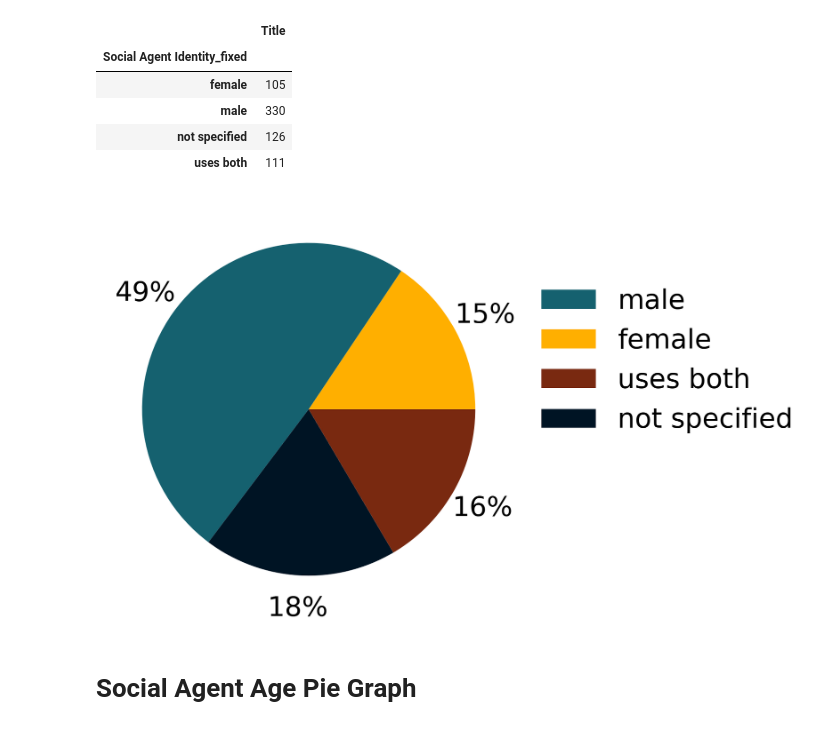
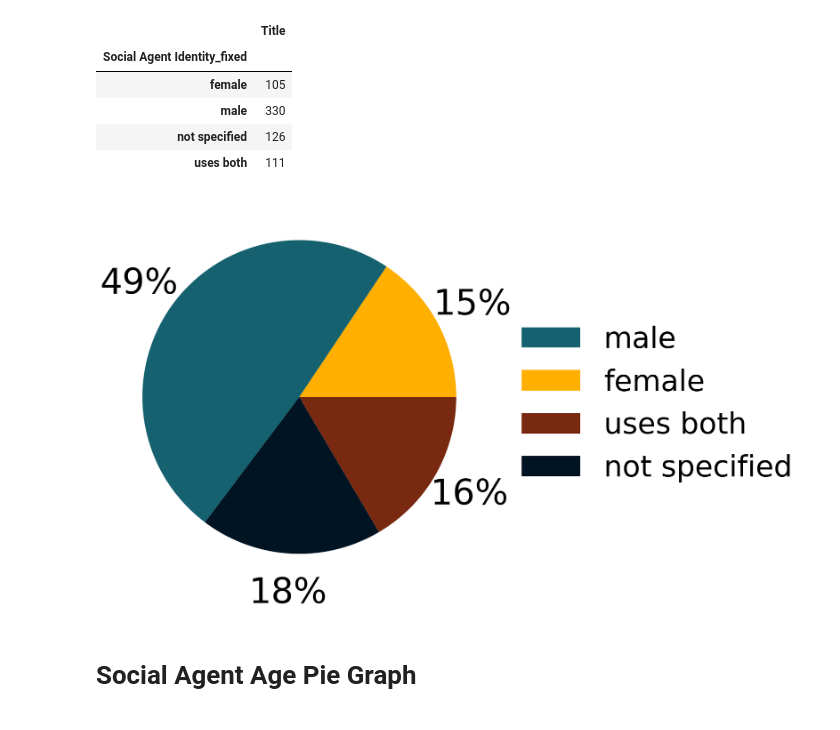
Before and after one commit to padillacoreanolab/literature_review_processing, a Jupyter notebook: results/2022_09_09_literature_review_processing/Graphs for Literature Review.ipynb, the cells around one changed output. Drawn from its saved outputs; the diff is of its cells as text; code cells hidden in the pictures.

Commit message:
Fixes font sizes for SA sex chart

```diff
--- a/results/2022_09_09_literature_review_processing/Graphs for Literature Review.ipynb
+++ b/results/2022_09_09_literature_review_processing/Graphs for Literature Review.ipynb
@@ -724,20 +724,20 @@ sa_sex_totals
 | not specified | 126 |
 | uses both | 111 |
 # %%
-plt.pie(sa_sex_totals['Title'], labels = sa_sex_totals.index, autopct='%d%%', colors = pclabcol4, pctdistance=1.2, labeldistance=None, textprops ={'fontsize': 45})
+plt.pie(sa_sex_totals['Title'], labels = sa_sex_totals.index, autopct='%d%%', colors = pclabcol4, pctdistance=1.25, labeldistance=None, textprops ={'fontsize': 60})
 handles, labels = plt.gca().get_legend_handles_labels()
 
 #specify order of items in legend
 order = [1,0,3,2]
 
 #add legend to plot
-plt.legend([handles[idx] for idx in order],[labels[idx] for idx in order], bbox_to_anchor=(1.0, .85),frameon = False, fontsize = 45) #Moves legend and takes frame off
+plt.legend([handles[idx] for idx in order],[labels[idx] for idx in order], bbox_to_anchor=(1.0, .75),frameon = False, fontsize = 50) #Moves legend and takes frame off
 #plt.suptitle("Majority of social agents are male", fontsize = TITLESIZE, family = 'Arial', x =0.55)
 plt.tight_layout()
 plt.ylabel("")
 plt.savefig('./proc/plots/SAsex.svg')
 # %% [output]
-[figure, old version]
+[figure, new version]
 # %% [markdown]
 # Social Agent Age Pie Graph
 # %%
```
